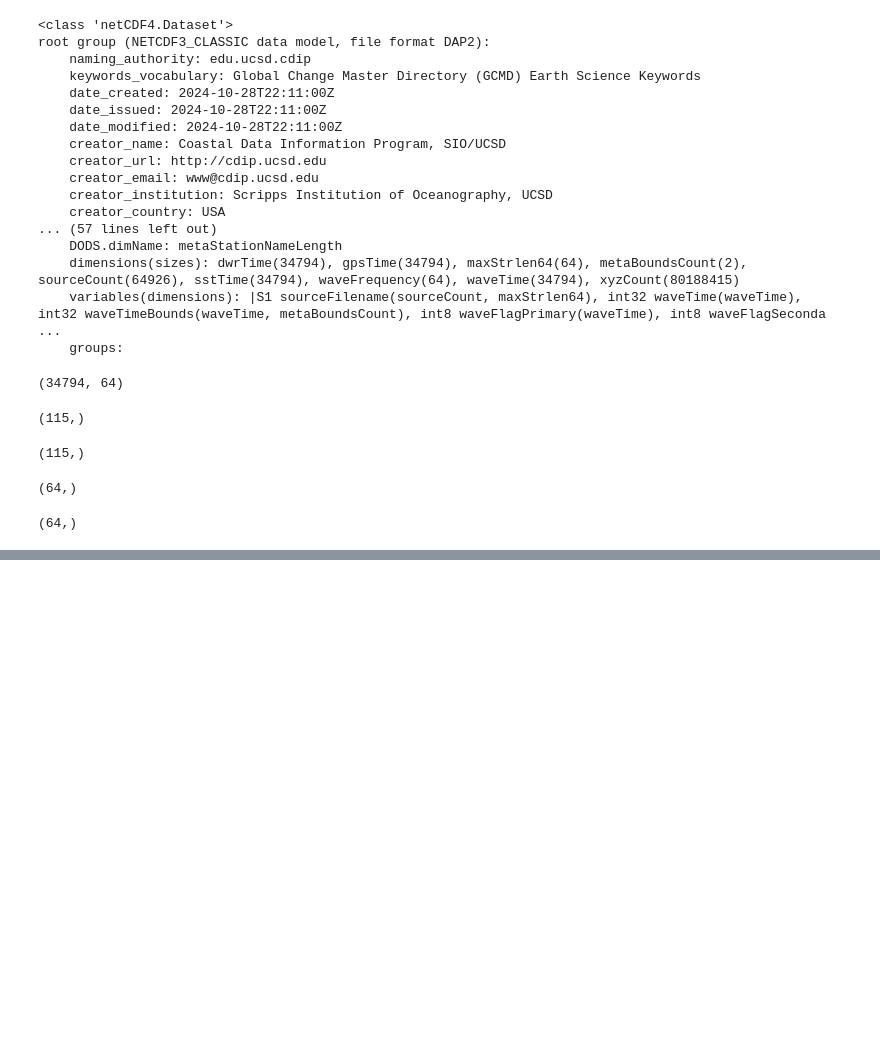
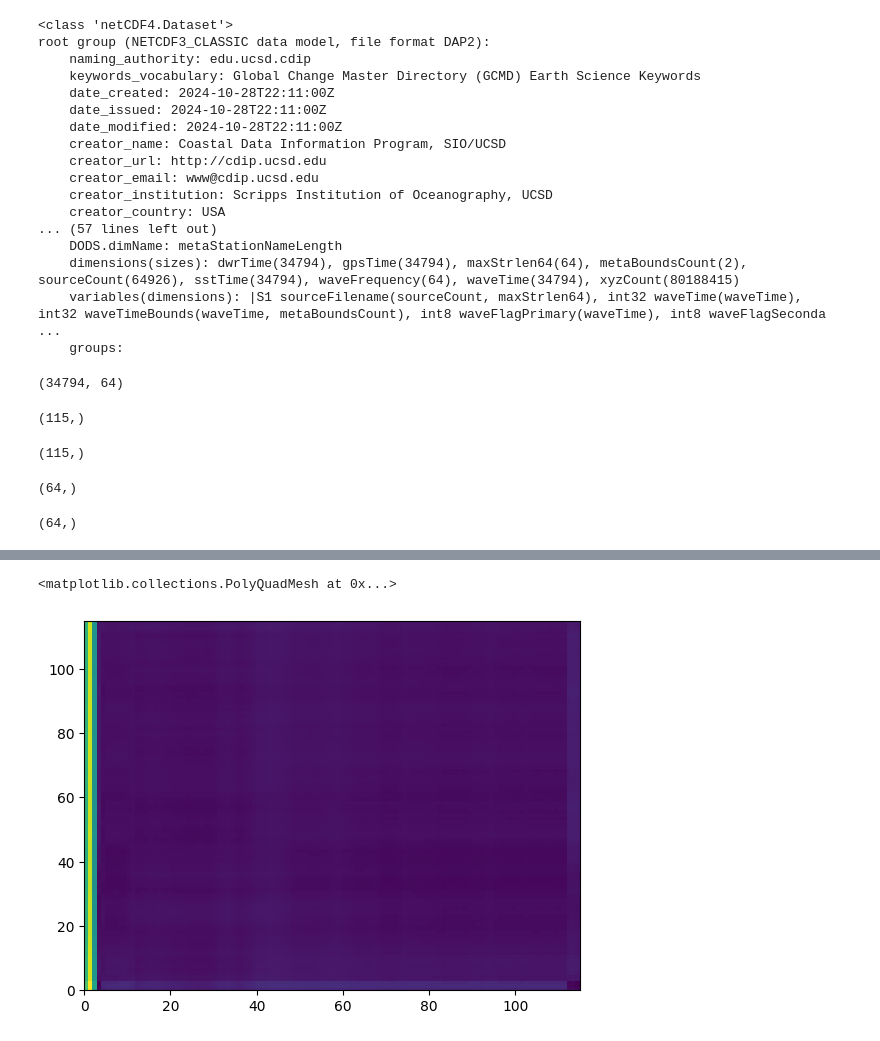
Before and after one commit to shawn-morneau/spectral_analysis, a Jupyter notebook: 1d_comparison.ipynb, the cells around one changed output, grey strips where cells are left out. Saved outputs shown, nothing was run; the diff lists cells and outputs as text; code cells hidden in the pictures; blank space fills up the shorter version.

```diff
--- a/1d_comparison.ipynb
+++ b/1d_comparison.ipynb
@@ -732,0 +762,3 @@ plt.ylim(-2,5)
+# %%
+D_f_theta = 1/(2*np.pi) + 1/(np.pi)*((a1[:,None]*np.cos(1*theta) + b1[:,None]*np.sin(1*theta)) + (a2[:,None]*np.cos(2*theta) + b2*np.sin(2*theta)))
+D_f_theta[:,2]
@@ -732,0 +807,6 @@ plt.ylim(-2,5)
+# %%
+plt.figure()
+plt.pcolor(D_f_theta)
+# %% [output]
+<matplotlib.collections.PolyQuadMesh at 0x...>
+[figure, added]
```
Also changed, not shown: parts of 27 cells of this notebook.
